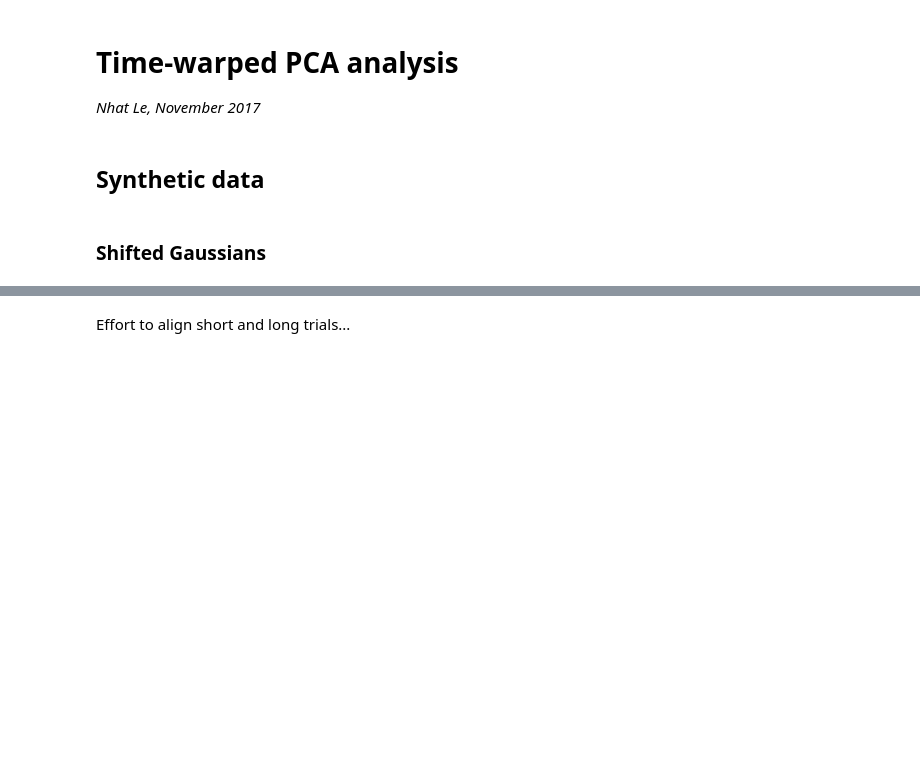
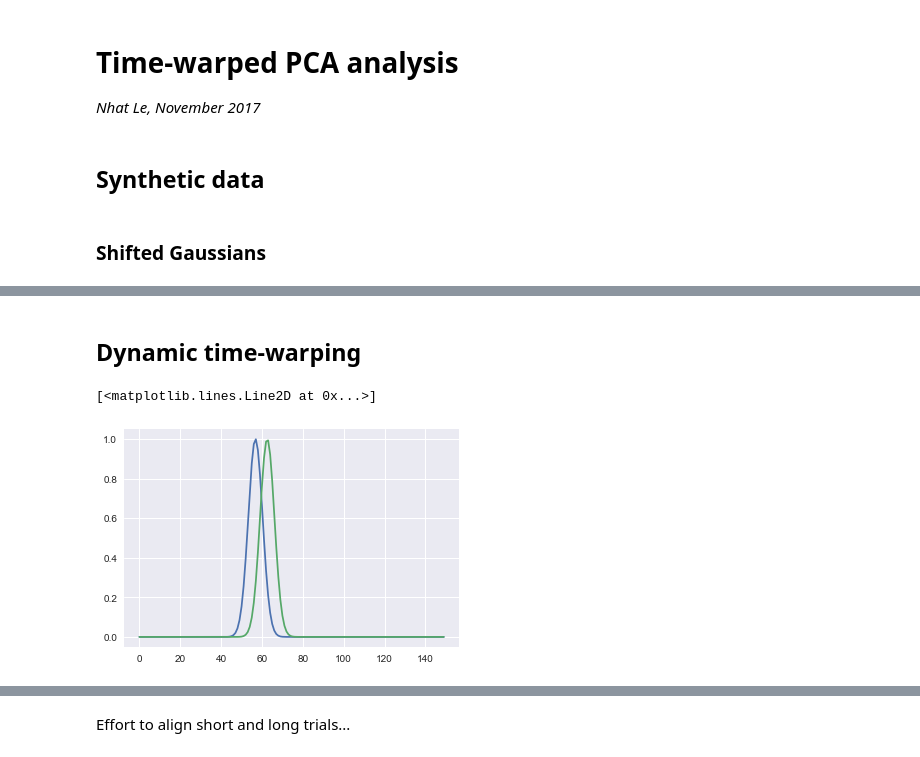
Before and after one commit to lmn93beo/twPCA-Neural-Analysis, a Jupyter notebook: twpca_neural_analysis.ipynb, the cells around one changed output, grey strips where cells are left out. Saved outputs shown, nothing was run; the diff lists cells and outputs as text; code cells hidden in the pictures; blank space fills up the shorter version.

```diff
--- a/twpca_neural_analysis.ipynb
+++ b/twpca_neural_analysis.ipynb
@@ -67,0 +72,24 @@ def run_twpca(data, ncomp):
+# %%
+t = np.linspace(-10, 10, 150)
+np.random.seed(1235)
+nsamples = 100
+jitters = np.random.randn(nsamples)
+sort_jitters = np.sort(jitters)
+
+array = [gauss_fun(t, t0, 1) for t0 in sort_jitters]
+all_obs = np.vstack(array)
+
+# Add noise
+noise = np.random.normal(scale=0.05, size=all_obs.shape)
+all_obs += noise
+# %% [markdown]
+## Dynamic time-warping
+# %%
+gauss1 = all_obs[0,:]
+gauss2 = all_obs[1,:]
+# %%
+plt.plot(gauss1)
+plt.plot(gauss2)
+# %% [output]
+[<matplotlib.lines.Line2D at 0x...>]
+[figure, added]
```
Also changed, not shown: parts of 44 cells of this notebook.
